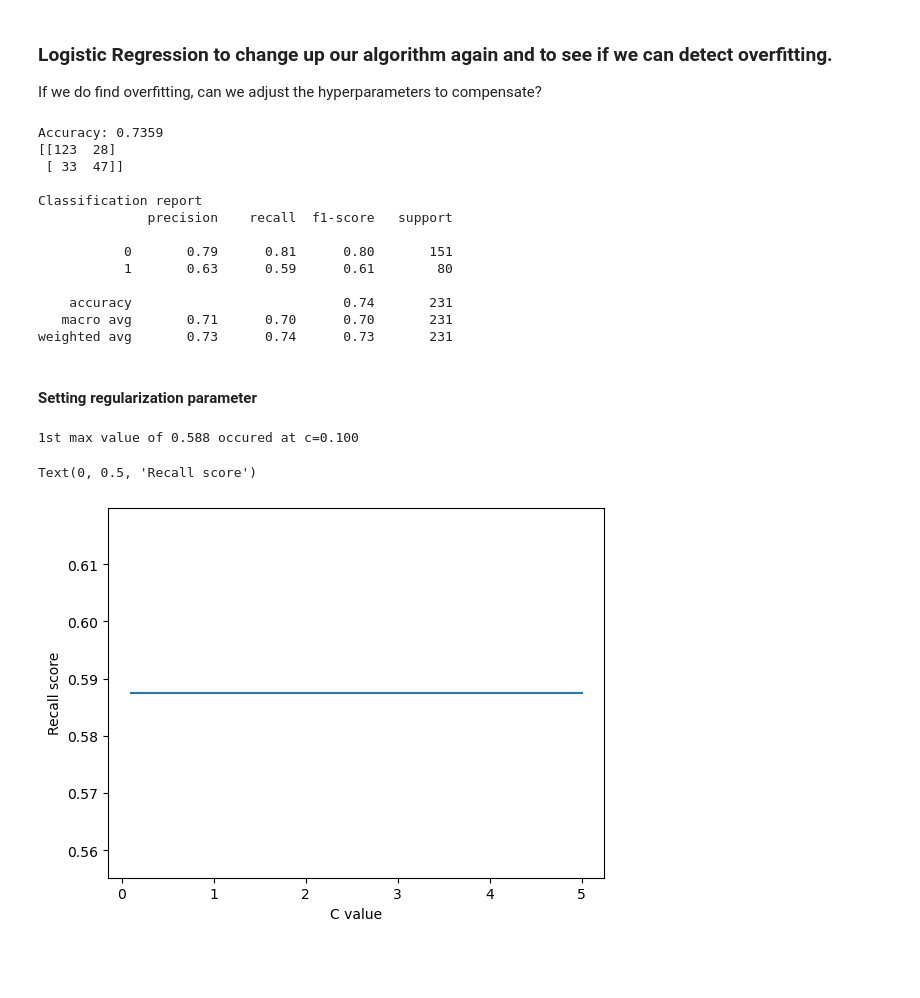
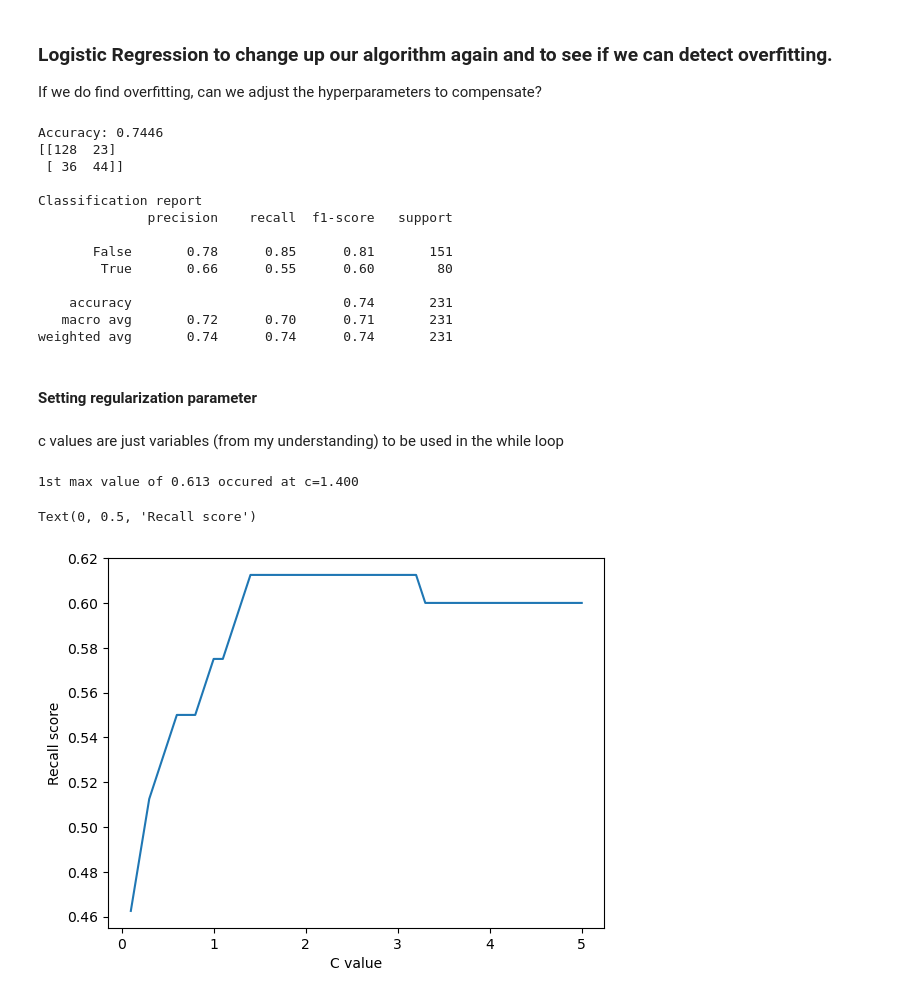
Before and after one commit to LeHanhJ/Pima-Predictions, a Jupyter notebook: Pima-Prediction.ipynb, the cells around one changed output. Saved outputs shown, nothing was run; the diff lists cells and outputs as text; code cells hidden in the pictures; blank space fills up the shorter version.

Commit message:
Used Logistic Regression and Cross validation to tune up machine learning model

```diff
--- a/Pima-Prediction.ipynb
+++ b/Pima-Prediction.ipynb
@@ -425,6 +430,6 @@ Positive Predictor Value in this case means how often the patient actually had d
 # %%
 from sklearn.ensemble import RandomForestClassifier
 
-rf_model = RandomForestClassifier(random_state = 42) #Create Random Forest Object
+rf_model = RandomForestClassifier(random_state = 42, n_estimators = 10) #Create Random Forest Object
 rf_model.fit(x_train, y_train.ravel())
 # %% [output]
@@ -487,7 +492,7 @@ If we do find overfitting, can we adjust the hyperparameters to compensate?
 # %%
 from sklearn.linear_model import LogisticRegression
 
-lr_model = LogisticRegression(C=0.7, random_state = 42, max_iter=1000)
+lr_model = LogisticRegression(C=0.7, random_state = 42, solver ='liblinear')
 lr_model.fit(x_train, y_train.ravel())
 lr_predict_test = lr_model.predict(x_test)
 
@@ -499,51 +504,60 @@ print("")
 print("Classification report")
 print(metrics.classification_report(y_test, lr_predict_test))
 # %% [output]
-Accuracy: 0.7359
-[[123  28]
- [ 33  47]]
+Accuracy: 0.7446
+[[128  23]
+ [ 36  44]]
 
 Classification report
               precision    recall  f1-score   support
 
-           0       0.79      0.81      0.80       151
-           1       0.63      0.59      0.61        80
+       False       0.78      0.85      0.81       151
+        True       0.66      0.55      0.60        80
 
     accuracy                           0.74       231
-   macro avg       0.71      0.70      0.70       231
-weighted avg       0.73      0.74      0.73       231
+   macro avg       0.72      0.70      0.71       231
+weighted avg       0.74      0.74      0.74       231
 # %% [markdown]
 #### Setting regularization parameter
+# %% [markdown]
+c values are just variables (from my understanding) to be used in the while loop
 # %%
 c_start = 0.1
 c_end = 5
-c_inc = 0.1
+c_inc = 0.1 #inc = increment
 
 c_values, recall_scores = [], []
 
+#for each c value, an object is created and trained with the training data and then used to predict the test results
+# Each test recall score is computer and the highest Recall Score is recorded. This Recall Score is used to get the c value to produced the highest recall score
+
+#loop that selects regularization parameter that returns highest recall
 c_val = c_start
 best_recall_score = 0
 while (c_val < c_end):
     c_values.append(c_val)
-    lr_model_loop = LogisticRegression(C=c_val, random_state = 42, max_iter=1000)
+    lr_model_loop = LogisticRegression(C=c_val, random_state = 42, solver= 'liblinear')
     lr_model_loop.fit(x_train, y_train.ravel())
     lr_predict_loop_test = lr_model_loop.predict(x_test)
     recall_score = metrics.recall_score(y_test, lr_predict_loop_test)
     recall_scores.append(recall_score)
     if(recall_score > best_recall_score):
         best_recall_score = recall_score
         best_lr_predict_test = lr_predict_loop_test
 
     c_val = c_val + c_inc
 
+
+
+# plotting recall score vs regularization value to get an idea of how recall changes with different regularization values
 best_score_c_val = c_values[recall_scores.index(best_recall_score)]
 print("1st max value of {0:.3f} occured at c={1:.3f}".format(best_recall_score, best_score_c_val))
 
 %matplotlib inline
 plt.plot(c_values, recall_scores, "-")
 plt.xlabel("C value")
 plt.ylabel("Recall score")
 # %% [output]
-1st max value of 0.588 occured at c=0.100
+1st max value of 0.613 occured at c=1.400
 Text(0, 0.5, 'Recall score')
-[figure, old version]
+[figure, new version]
```
Also changed, not shown: parts of 19 cells of this notebook.
